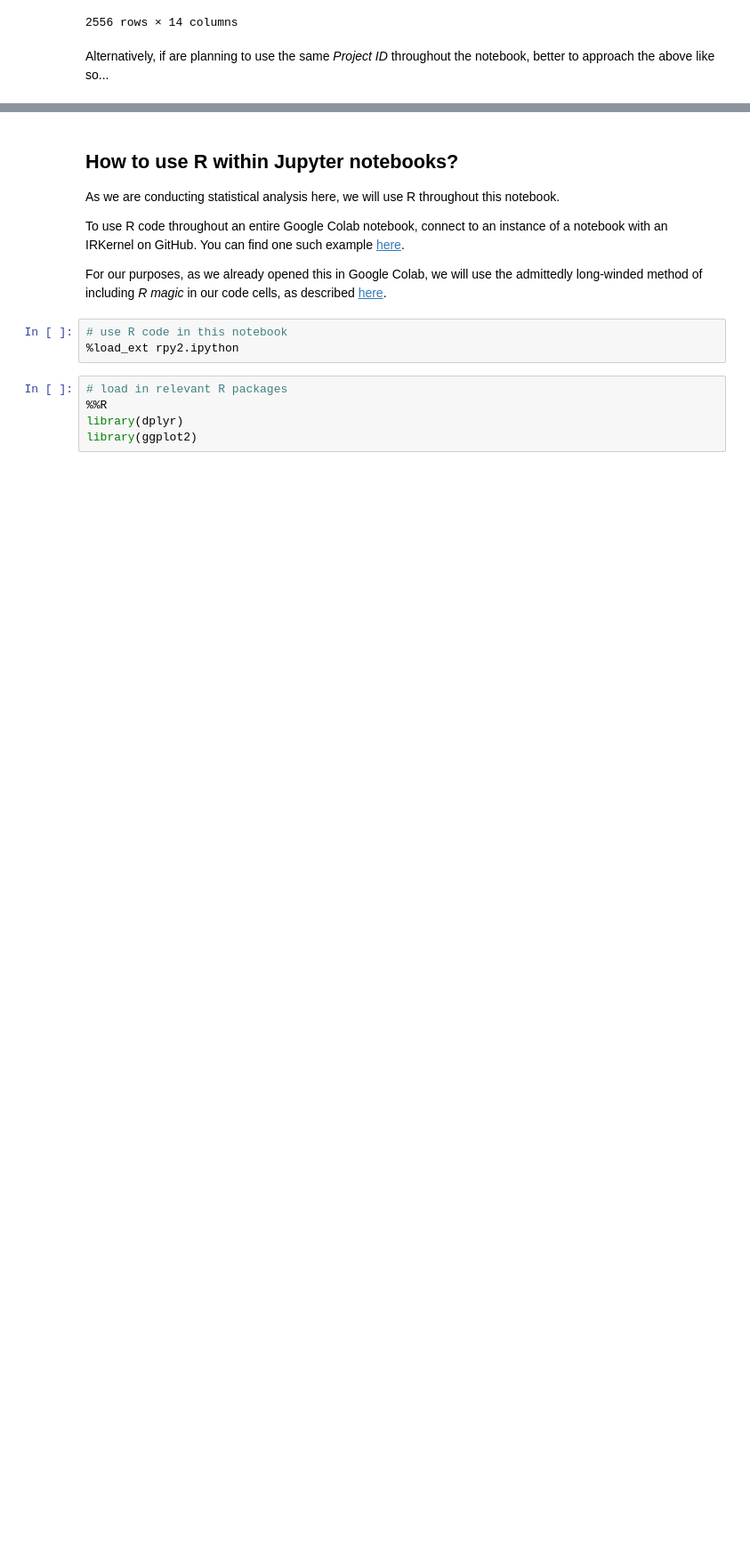
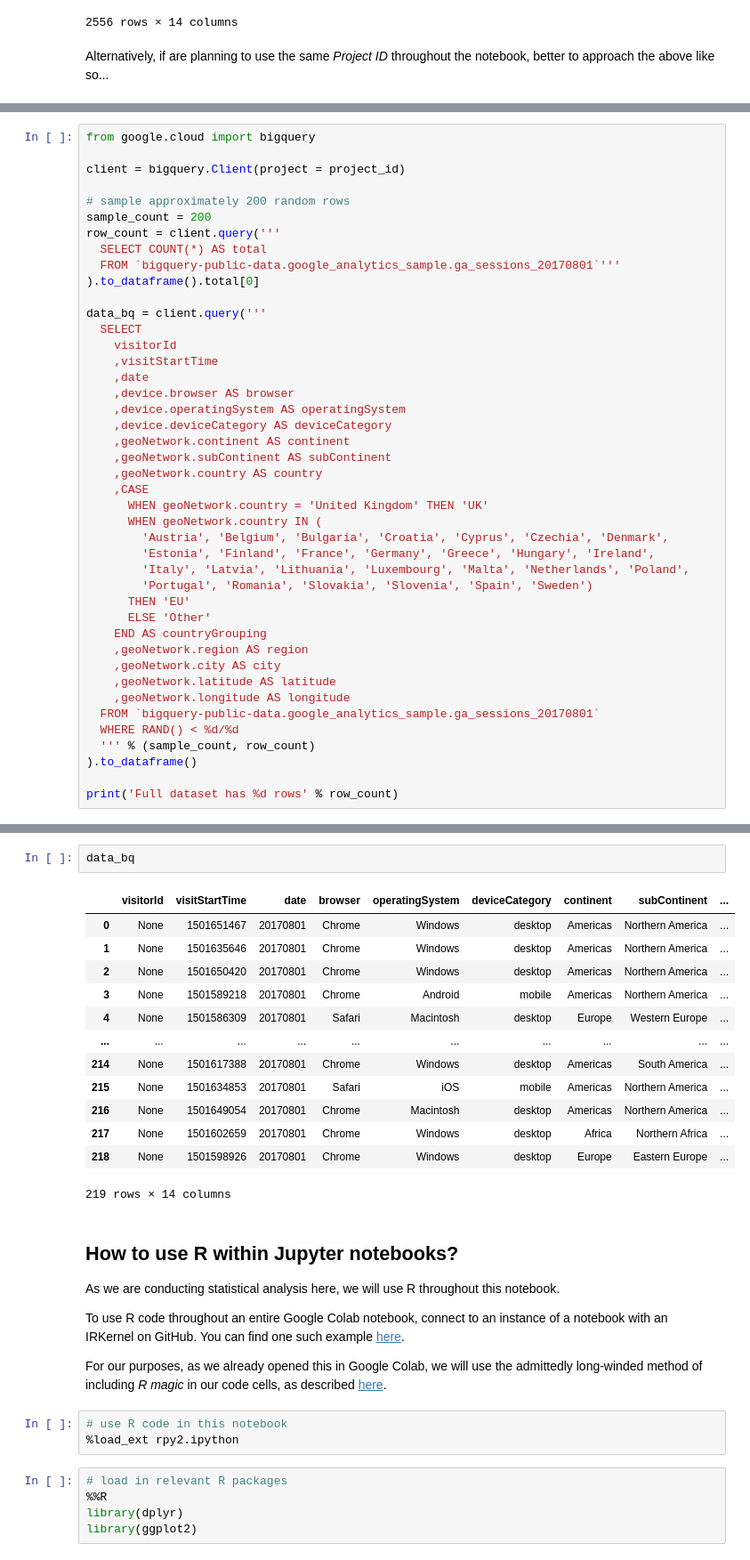
Before and after one commit to avisionh/training-googlecolab, a Jupyter notebook: guidance.ipynb, the cells around one changed output, grey strips where cells are left out. Shown at 89% size. Drawn from its saved outputs; the diff is of its cells as text; blank space fills up the shorter version.

Commit message:
feat: Add notebook wide method of specifying GCP project ID
This is so we do not need to specify it in each code chunk. Also shows that we don't need to use magics to use BigQuery.

```diff
--- a/guidance.ipynb
+++ b/guidance.ipynb
@@ -465,0 +471,43 @@ Alternatively, if are planning to use the same *Project ID* throughout the noteb
+# %%
+from google.cloud import bigquery
+
+client = bigquery.Client(project = project_id)
+
+# sample approximately 200 random rows
+sample_count = 200
+row_count = client.query('''
+  SELECT COUNT(*) AS total
+  FROM `bigquery-public-data.google_analytics_sample.ga_sessions_20170801`'''
+).to_dataframe().total[0]
+
+data_bq = client.query('''
+  SELECT
+    visitorId
+    ,visitStartTime
+    ,date
+    ,device.browser AS browser
+    ,device.operatingSystem AS operatingSystem
+    ,device.deviceCategory AS deviceCategory
+    ,geoNetwork.continent AS continent
+    ,geoNetwork.subContinent AS subContinent
+    ,geoNetwork.country AS country
+    ,CASE
+      WHEN geoNetwork.country = 'United Kingdom' THEN 'UK'
+      WHEN geoNetwork.country IN (
+        'Austria', 'Belgium', 'Bulgaria', 'Croatia', 'Cyprus', 'Czechia', 'Denmark',
+        'Estonia', 'Finland', 'France', 'Germany', 'Greece', 'Hungary', 'Ireland',
+        'Italy', 'Latvia', 'Lithuania', 'Luxembourg', 'Malta', 'Netherlands', 'Poland',
+        'Portugal', 'Romania', 'Slovakia', 'Slovenia', 'Spain', 'Sweden')
+      THEN 'EU'
+      ELSE 'Other'
+    END AS countryGrouping
+    ,geoNetwork.region AS region
+    ,geoNetwork.city AS city
+    ,geoNetwork.latitude AS latitude
+    ,geoNetwork.longitude AS longitude
+  FROM `bigquery-public-data.google_analytics_sample.ga_sessions_20170801`
+  WHERE RAND() < %d/%d
+  ''' % (sample_count, row_count)
+).to_dataframe()
+
+print('Full dataset has %d rows' % row_count)
@@ -466,3 +517,19 @@ Alternatively, if are planning to use the same *Project ID* throughout the noteb
+# %%
+data_bq
+# %% [output]
+|  | visitorId | visitStartTime | date | browser | operatingSystem | deviceCategory | continent | subContinent | ... |
+| 0 | None | 1501651467 | 20170801 | Chrome | Windows | desktop | Americas | Northern America | ... |
+| 1 | None | 1501635646 | 20170801 | Chrome | Windows | desktop | Americas | Northern America | ... |
+| 2 | None | 1501650420 | 20170801 | Chrome | Windows | desktop | Americas | Northern America | ... |
+| 3 | None | 1501589218 | 20170801 | Chrome | Android | mobile | Americas | Northern America | ... |
+| 4 | None | 1501586309 | 20170801 | Safari | Macintosh | desktop | Europe | Western Europe | ... |
+| ... | ... | ... | ... | ... | ... | ... | ... | ... | ... |
+| 214 | None | 1501617388 | 20170801 | Chrome | Windows | desktop | Americas | South America | ... |
+| 215 | None | 1501634853 | 20170801 | Safari | iOS | mobile | Americas | Northern America | ... |
+| 216 | None | 1501649054 | 20170801 | Chrome | Macintosh | desktop | Americas | Northern America | ... |
+| 217 | None | 1501602659 | 20170801 | Chrome | Windows | desktop | Africa | Northern Africa | ... |
+| 218 | None | 1501598926 | 20170801 | Chrome | Windows | desktop | Europe | Eastern Europe | ... |
+219 rows × 14 columns
 # %% [markdown]
 ## How to use R within Jupyter notebooks?
 As we are conducting statistical analysis here, we will use R throughout this notebook.
```
Also changed, not shown: parts of 7 cells of this notebook.
